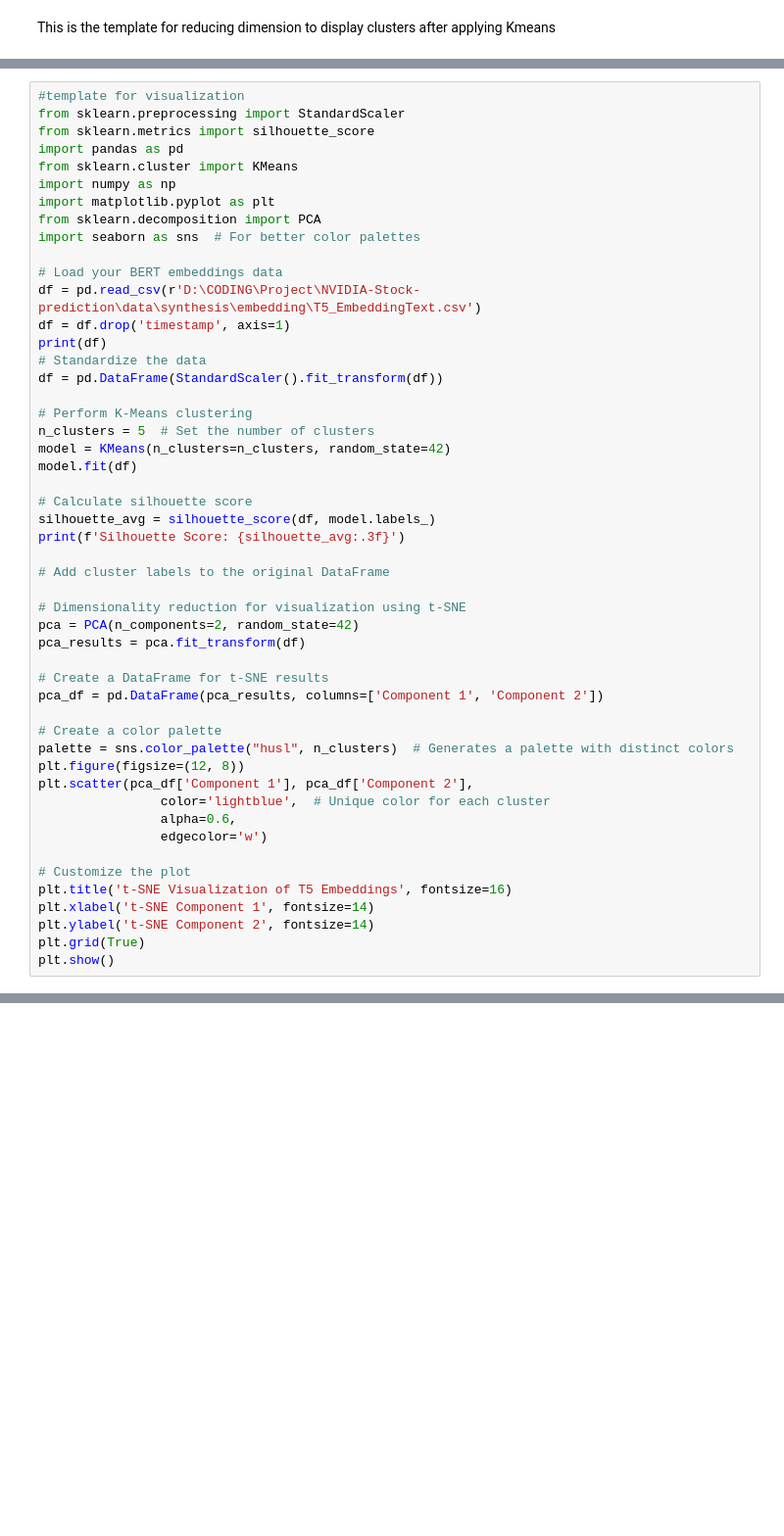
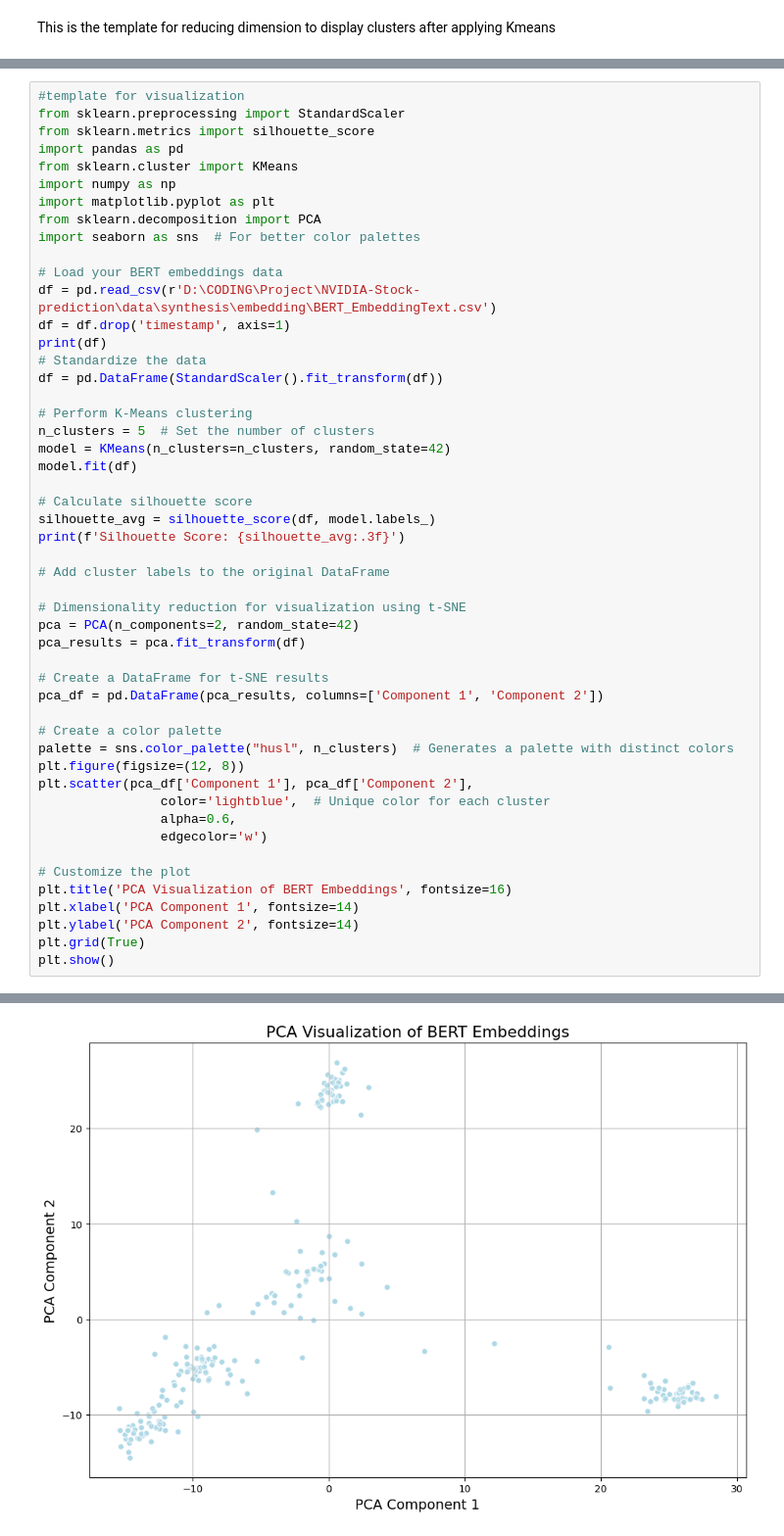
Before and after one commit to kynestic/CPC-Analysis-Project, a Jupyter notebook: notebooks/3.classification/clustering.ipynb, the cells around one changed output, grey strips where cells are left out. Shown at 98% size. Drawn from its saved outputs; the diff is of its cells as text; blank space fills up the shorter version.

```diff
--- a/notebooks/3.classification/clustering.ipynb
+++ b/notebooks/3.classification/clustering.ipynb
@@ -88,7 +86,7 @@ from sklearn.decomposition import PCA
 import seaborn as sns  # For better color palettes
 
 # Load your BERT embeddings data
-df = pd.read_csv(r'D:\CODING\Project\NVIDIA-Stock-prediction\data\synthesis\embedding\T5_EmbeddingText.csv')
+df = pd.read_csv(r'D:\CODING\Project\NVIDIA-Stock-prediction\data\synthesis\embedding\BERT_EmbeddingText.csv')
 df = df.drop('timestamp', axis=1)
 print(df)
 # Standardize the data
@@ -121,8 +119,9 @@ plt.scatter(pca_df['Component 1'], pca_df['Component 2'],
                 edgecolor='w')
 
 # Customize the plot
-plt.title('t-SNE Visualization of T5 Embeddings', fontsize=16)
-plt.xlabel('t-SNE Component 1', fontsize=14)
-plt.ylabel('t-SNE Component 2', fontsize=14)
+plt.title('PCA Visualization of BERT Embeddings', fontsize=16)
+plt.xlabel('PCA Component 1', fontsize=14)
+plt.ylabel('PCA Component 2', fontsize=14)
 plt.grid(True)
 plt.show()
+# %% [output]
@@ -128,0 +143 @@ plt.show()
+[figure, added]
```
Also changed, not shown: parts of 2 cells of this notebook.
